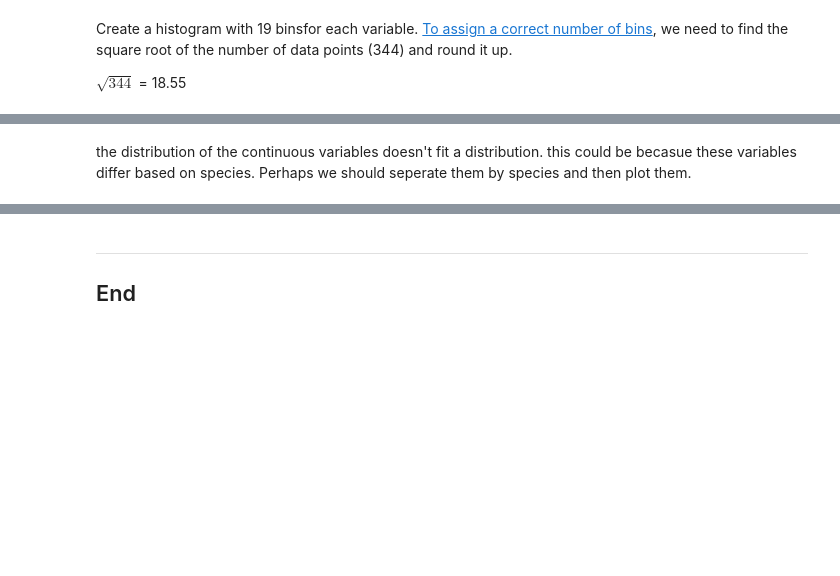
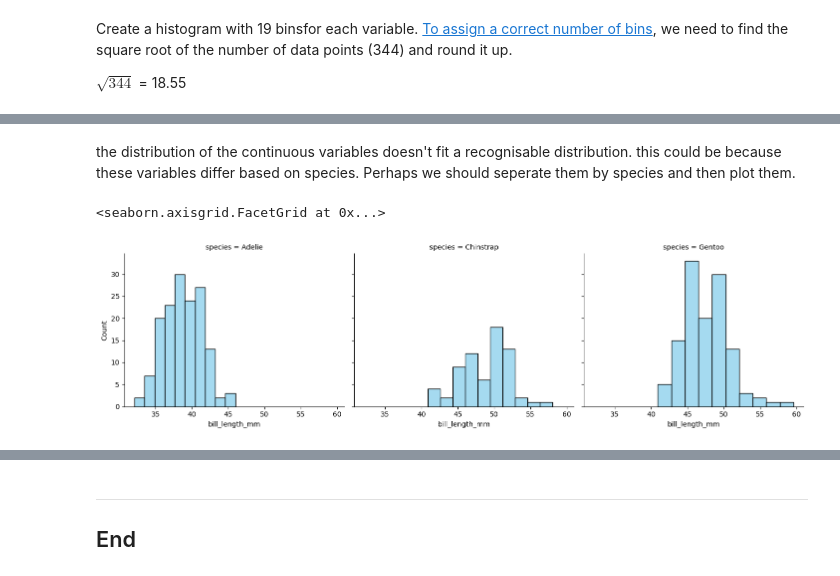
Before and after one commit to Kevin002023/FODA, a Jupyter notebook: tasks.ipynb, the cells around one changed output, grey strips where cells are left out. Cells and saved outputs as stored; diff of their text form; code cells hidden in the pictures; blank space fills up the shorter version.

```diff
--- a/tasks.ipynb
+++ b/tasks.ipynb
@@ -236,2 +288,9 @@ plt.xlabel("Number of Penguins")
 # %% [markdown]
-the distribution of the continuous variables doesn't fit a distribution. this could be becasue these variables differ based on species. Perhaps we should seperate them by species and then plot them.
+the distribution of the continuous variables doesn't fit a recognisable distribution. this could be because these variables differ based on species. Perhaps we should seperate them by species and then plot them.
+# %%
+bl = sb.FacetGrid(df, col="species", height=4, aspect=1.2)
+
+bl.map(sb.histplot, 'bill_length_mm', bins=10, color="skyblue", label="Bill Length")
+# %% [output]
+<seaborn.axisgrid.FacetGrid at 0x...>
+[figure, added]
```
Also changed, not shown: parts of 19 cells of this notebook.
